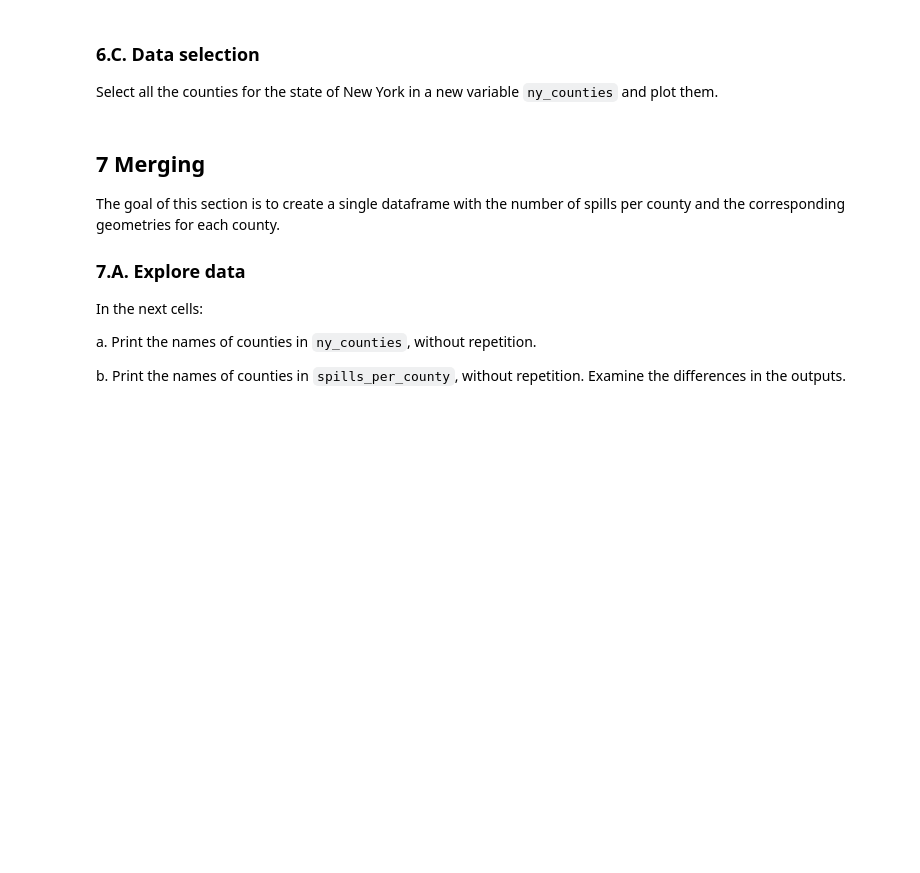
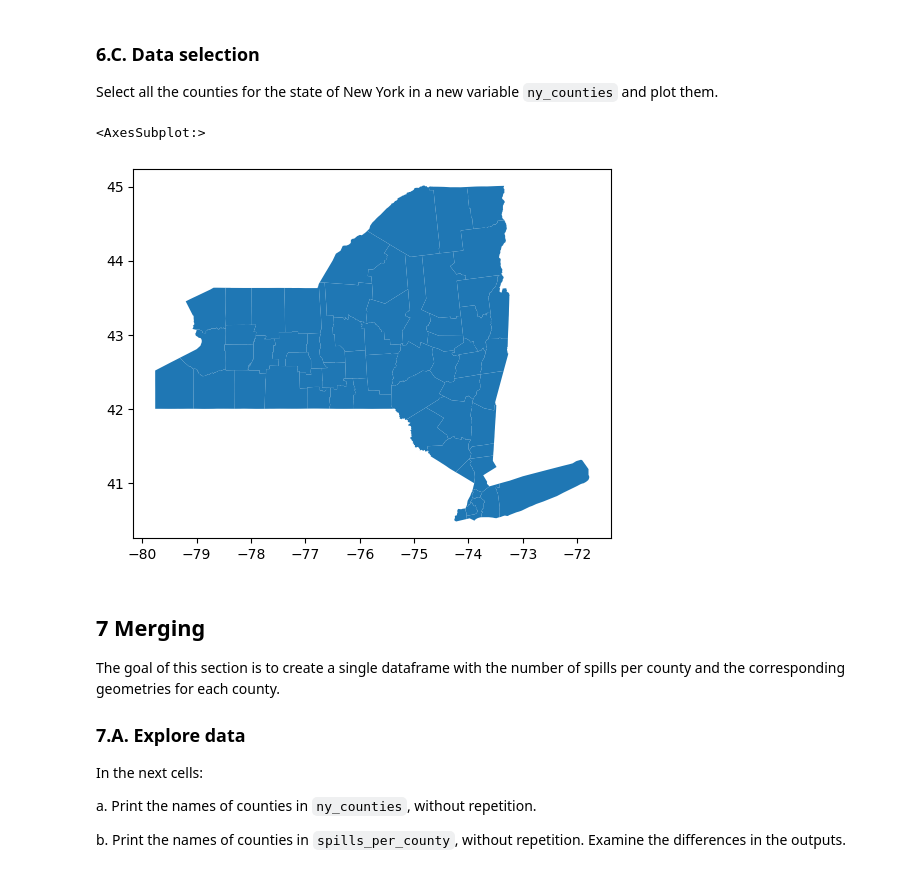
Before and after one commit to nicolelpepper/eds220-hwk3, a Jupyter notebook: hwk3-task2-oil-spills.ipynb, the cells around one changed output. Saved outputs shown, nothing was run; the diff lists cells and outputs as text; code cells hidden in the pictures; blank space fills up the shorter version.

```diff
--- a/hwk3-task2-oil-spills.ipynb
+++ b/hwk3-task2-oil-spills.ipynb
@@ -279,0 +340,4 @@ Simplify column names as needed.
+# %%
+# Simplify column names
+county.columns = county.columns.str.strip().str.lower().str.replace(" ", "_")
+county.head()
@@ -286,3 +355,11 @@ Select all the counties for the state of New York in a new variable `ny_counties
+# %%
+# Select all the counties for the state of New York in a new variable `ny_counties` and plot them.
+# a. Select spills between 1/23 and 10/31
+ny_counties = county[(county['statefp'] == '36')]
+ny_counties.plot()
+# %% [output]
+<AxesSubplot:>
+[figure, added]
 # %% [markdown]
 ## 7 Merging
 
```
Also changed, not shown: parts of 29 cells of this notebook.
